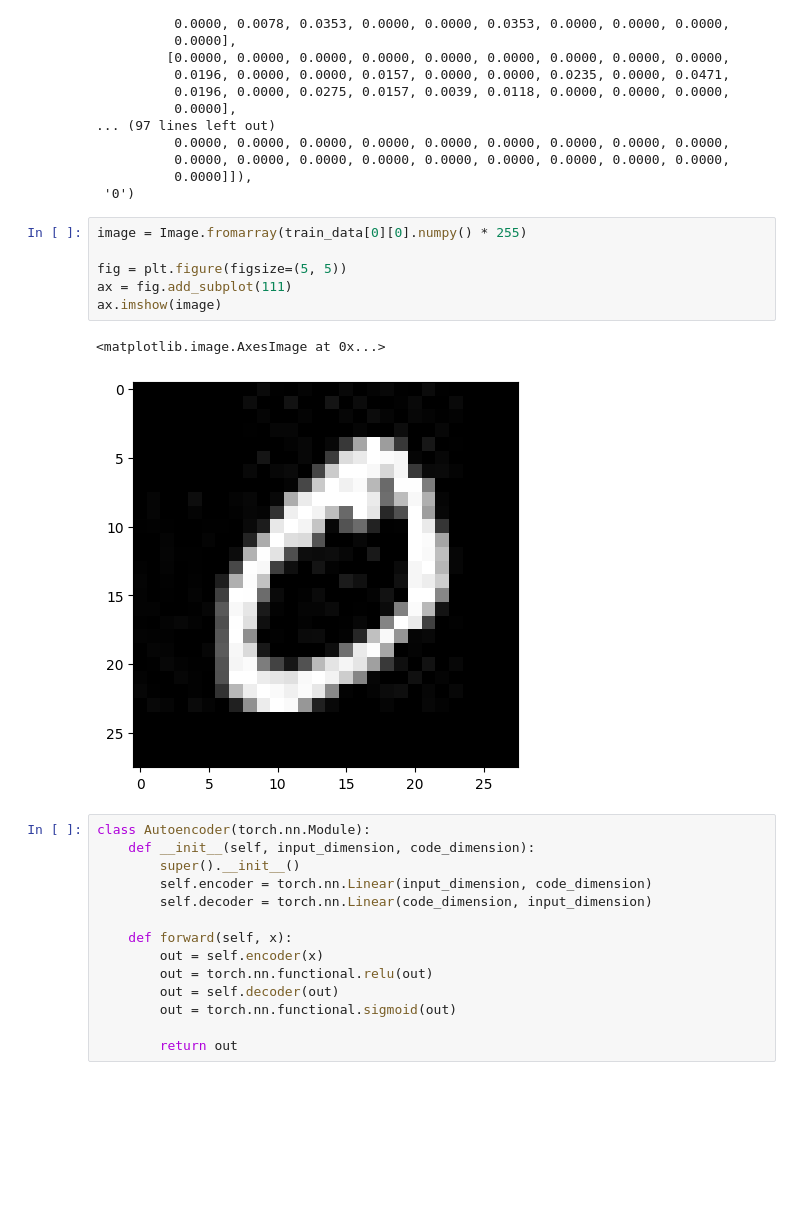
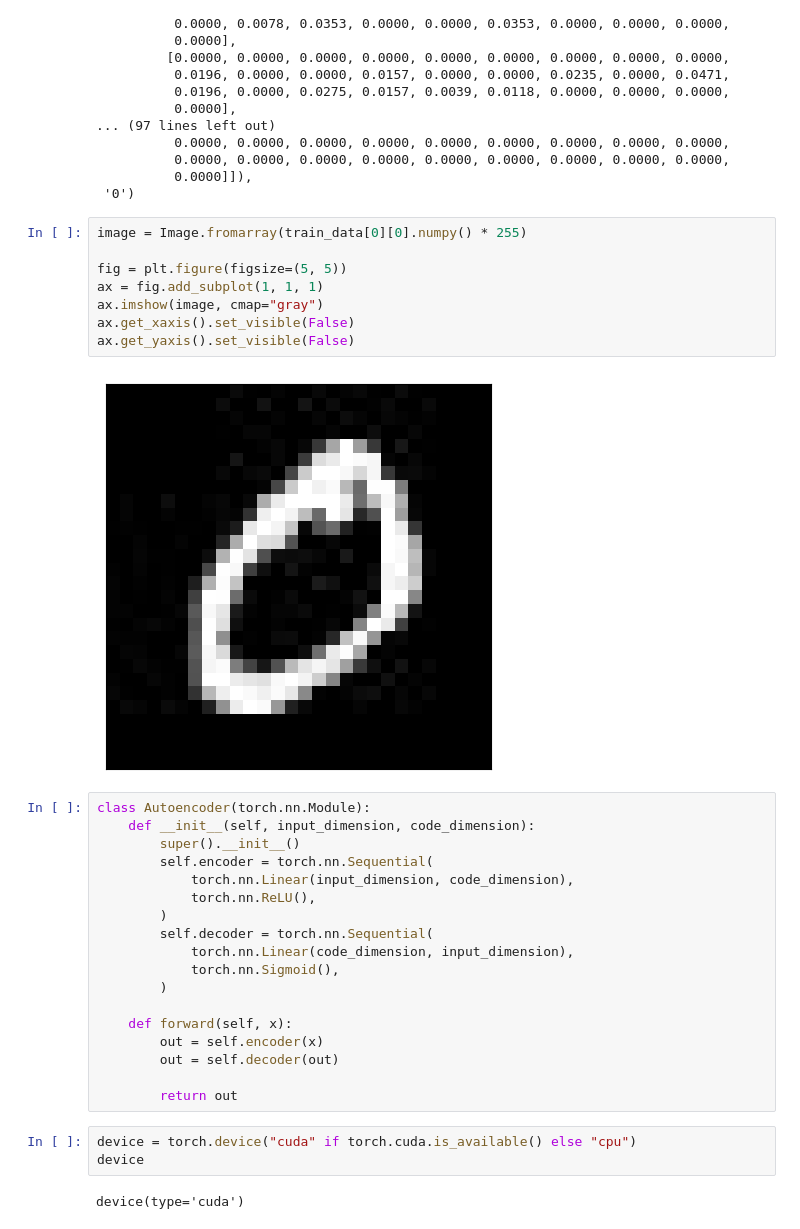
Before and after one commit to irinamrdhtllh/autoencoder, a Jupyter notebook: linear.ipynb, the cells around one changed output. Cells and saved outputs as stored; diff of their text form; blank space fills up the shorter version.

```diff
--- a/linear.ipynb
+++ b/linear.ipynb
@@ -68,24 +65,34 @@ train_data[0]
 # %%
 image = Image.fromarray(train_data[0][0].numpy() * 255)
 
 fig = plt.figure(figsize=(5, 5))
-ax = fig.add_subplot(111)
-ax.imshow(image)
+ax = fig.add_subplot(1, 1, 1)
+ax.imshow(image, cmap="gray")
+ax.get_xaxis().set_visible(False)
+ax.get_yaxis().set_visible(False)
 # %% [output]
-<matplotlib.image.AxesImage at 0x...>
-[figure, old version]
+[figure, new version]
 # %%
 class Autoencoder(torch.nn.Module):
     def __init__(self, input_dimension, code_dimension):
         super().__init__()
-        self.encoder = torch.nn.Linear(input_dimension, code_dimension)
-        self.decoder = torch.nn.Linear(code_dimension, input_dimension)
+        self.encoder = torch.nn.Sequential(
+            torch.nn.Linear(input_dimension, code_dimension),
+            torch.nn.ReLU(),
+        )
+        self.decoder = torch.nn.Sequential(
+            torch.nn.Linear(code_dimension, input_dimension),
+            torch.nn.Sigmoid(),
+        )
 
     def forward(self, x):
         out = self.encoder(x)
-        out = torch.nn.functional.relu(out)
         out = self.decoder(out)
-        out = torch.nn.functional.sigmoid(out)
 
         return out
+# %%
+device = torch.device("cuda" if torch.cuda.is_available() else "cpu")
+device
+# %% [output]
+device(type='cuda')
 # %%
```
Also changed, not shown: parts of 3 cells of this notebook, 1 other file.
